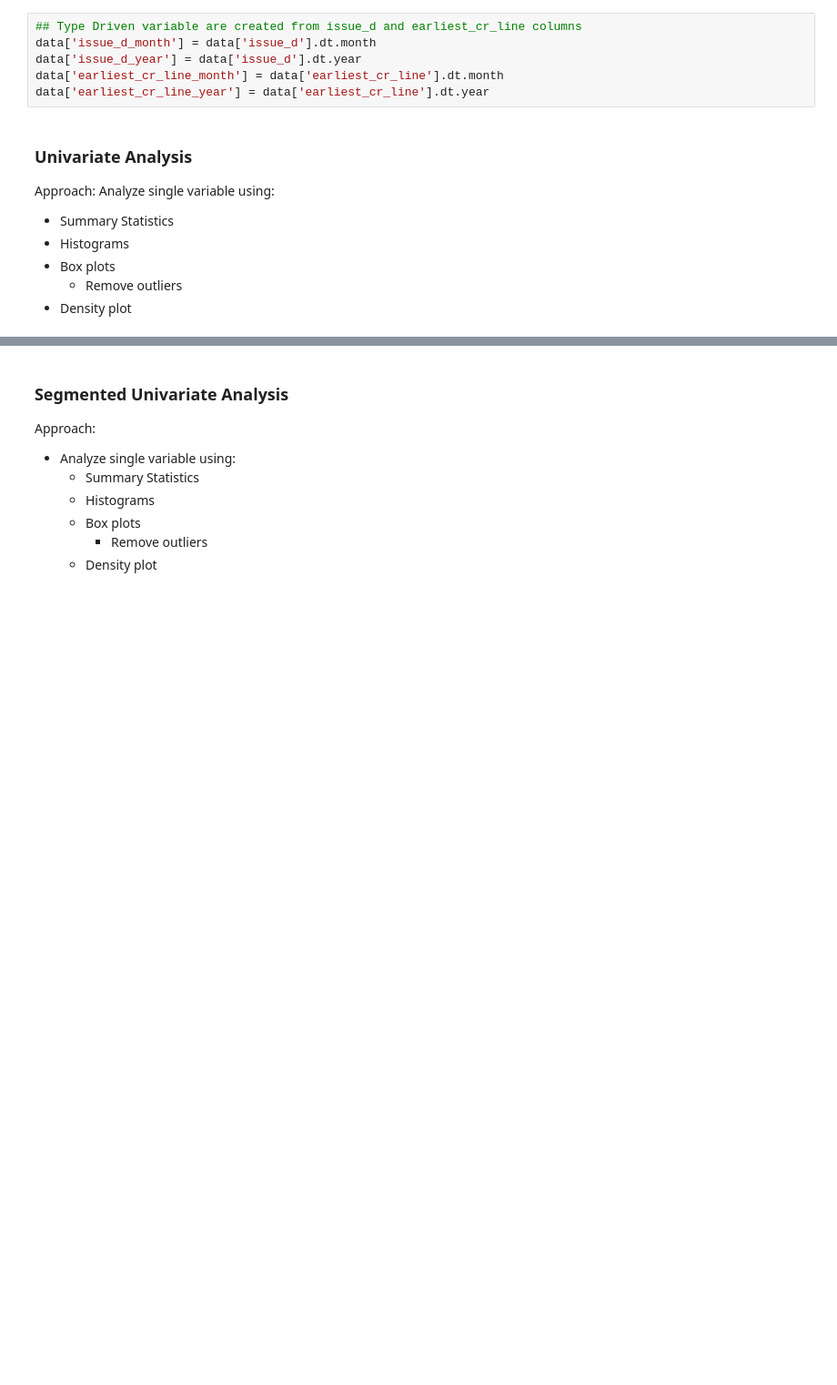
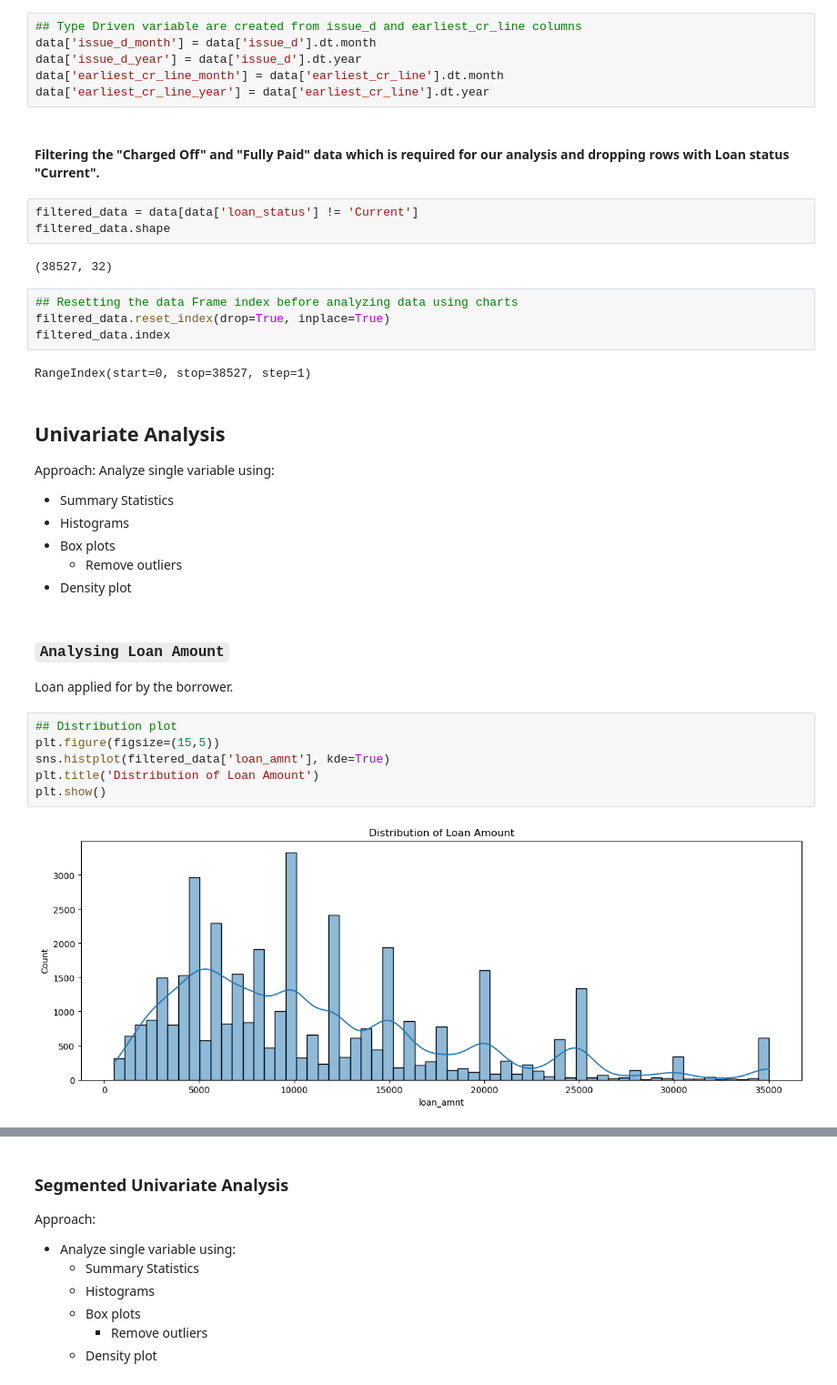
Before and after one commit to nigamreetesh84/LendingClubCasseStudy, a Jupyter notebook: Reetesh_Nigam.ipynb, the cells around one changed output, grey strips where cells are left out. Shown: that part at 91% size. Drawn from its saved outputs; the diff is of its cells as text; blank space fills up the shorter version.

Commit message:
adding univariate analysis

```diff
--- a/Reetesh_Nigam.ipynb
+++ b/Reetesh_Nigam.ipynb
@@ -378,11 +409,35 @@ data['issue_d_month'] = data['issue_d'].dt.month
 data['issue_d_year'] = data['issue_d'].dt.year
 data['earliest_cr_line_month'] = data['earliest_cr_line'].dt.month
 data['earliest_cr_line_year'] = data['earliest_cr_line'].dt.year
+# %% [markdown]
+#### Filtering the "Charged Off" and "Fully Paid" data which is required for our analysis and dropping rows with Loan status "Current".
+# %%
+filtered_data = data[data['loan_status'] != 'Current']
+filtered_data.shape
+# %% [output]
+(38527, 32)
+# %%
+## Resetting the data Frame index before analyzing data using charts
+filtered_data.reset_index(drop=True, inplace=True)
+filtered_data.index
+# %% [output]
+RangeIndex(start=0, stop=38527, step=1)
 # %% [markdown]
-### Univariate Analysis
+## Univariate Analysis
 Approach: Analyze single variable using:
 - Summary Statistics
 - Histograms
 - Box plots
   - Remove outliers
 - Density plot
+# %% [markdown]
+### `Analysing Loan Amount`
+Loan applied for by the borrower.
+# %%
+## Distribution plot
+plt.figure(figsize=(15,5))
+sns.histplot(filtered_data['loan_amnt'], kde=True)
+plt.title('Distribution of Loan Amount')
+plt.show()
+# %% [output]
+[figure, added]
```
Also changed, not shown: parts of 78 cells of this notebook, 1 other file.
